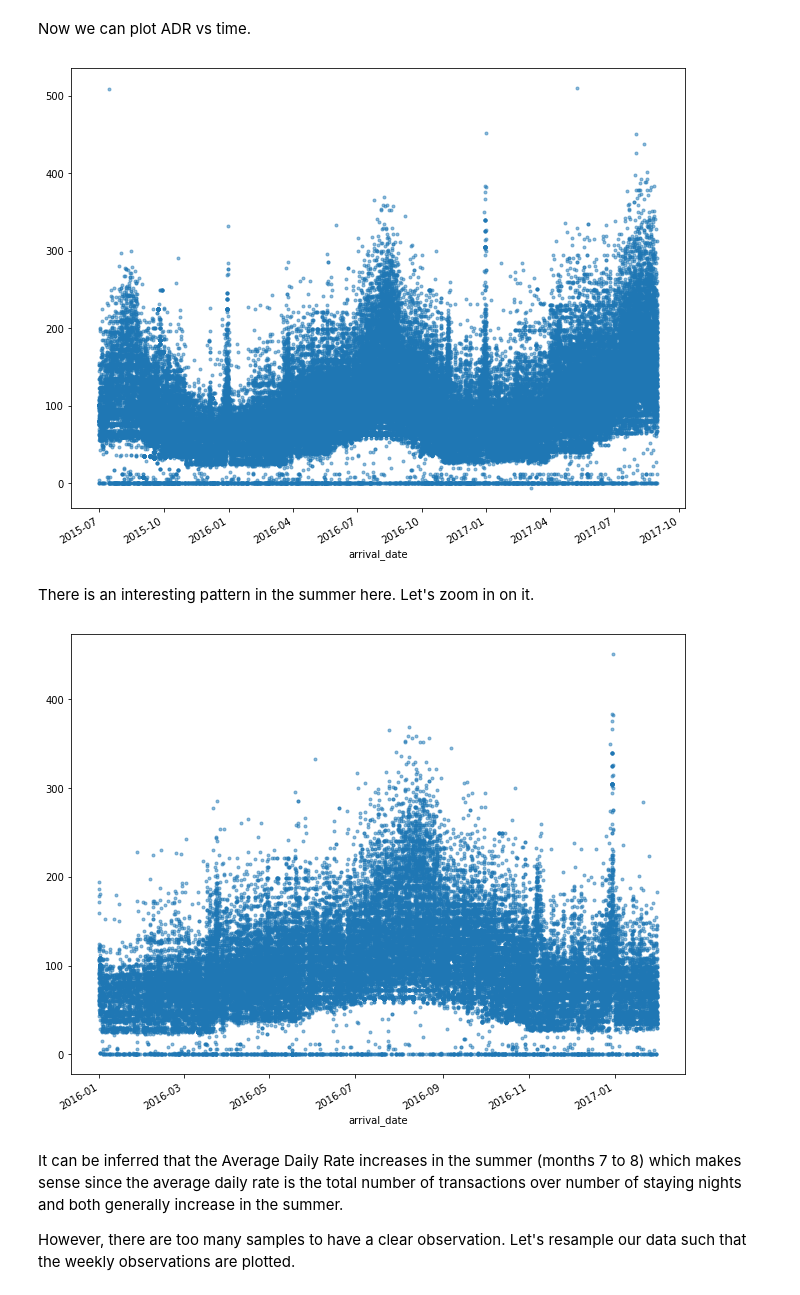
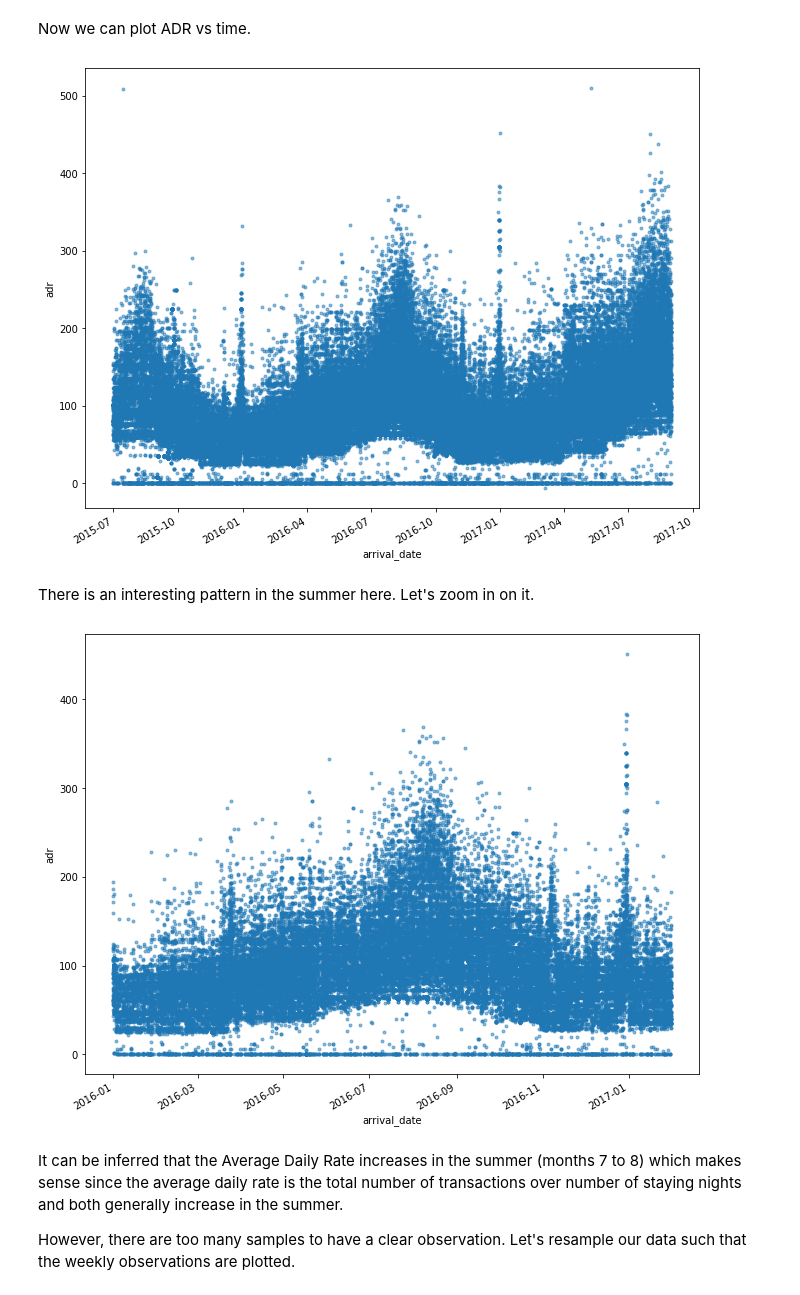
Before and after one commit to abdallahakrab/Hotel-Booking-Analysis, a Jupyter notebook: TimeSeriesAnalysis.ipynb, the cells around one changed output. Cells and saved outputs as stored; diff of their text form; code cells hidden in the pictures.

```diff
--- a/TimeSeriesAnalysis.ipynb
+++ b/TimeSeriesAnalysis.ipynb
@@ -91,15 +101,17 @@ df.nlargest(5,'adr', 'first')
 # %% [markdown]
 Now we can plot ADR vs time.
 # %%
-df['adr'].plot(marker='.', alpha=0.5, linestyle='None', figsize=(11, 9), subplots=True);
+ax = df['adr'].plot(marker='.', alpha=0.5, linestyle='None', figsize=(11, 9), subplots=True);
+ax[0].set_ylabel("adr");
 # %% [output]
-[figure, old version]
+[figure, new version]
 # %% [markdown]
 There is an interesting pattern in the summer here. Let's zoom in on it.
 # %%
-ax = df.loc['2016-01':'2017-01', 'adr'].plot(marker='.', alpha=0.5, linestyle='None', figsize=(11, 9), subplots=True)
+ax = df.loc['2016-01':'2017-01', 'adr'].plot(marker='.', alpha=0.5, linestyle='None', figsize=(11, 9), subplots=True);
+ax[0].set_ylabel("adr");
 # %% [output]
-[figure, old version]
+[figure, new version]
 # %% [markdown]
 It can be inferred that the Average Daily Rate increases in the summer (months 7 to 8) which makes sense since the average daily rate is the total number of transactions over number of staying nights and both generally increase in the summer.
 
```
Also changed, not shown: parts of 5 cells of this notebook.
